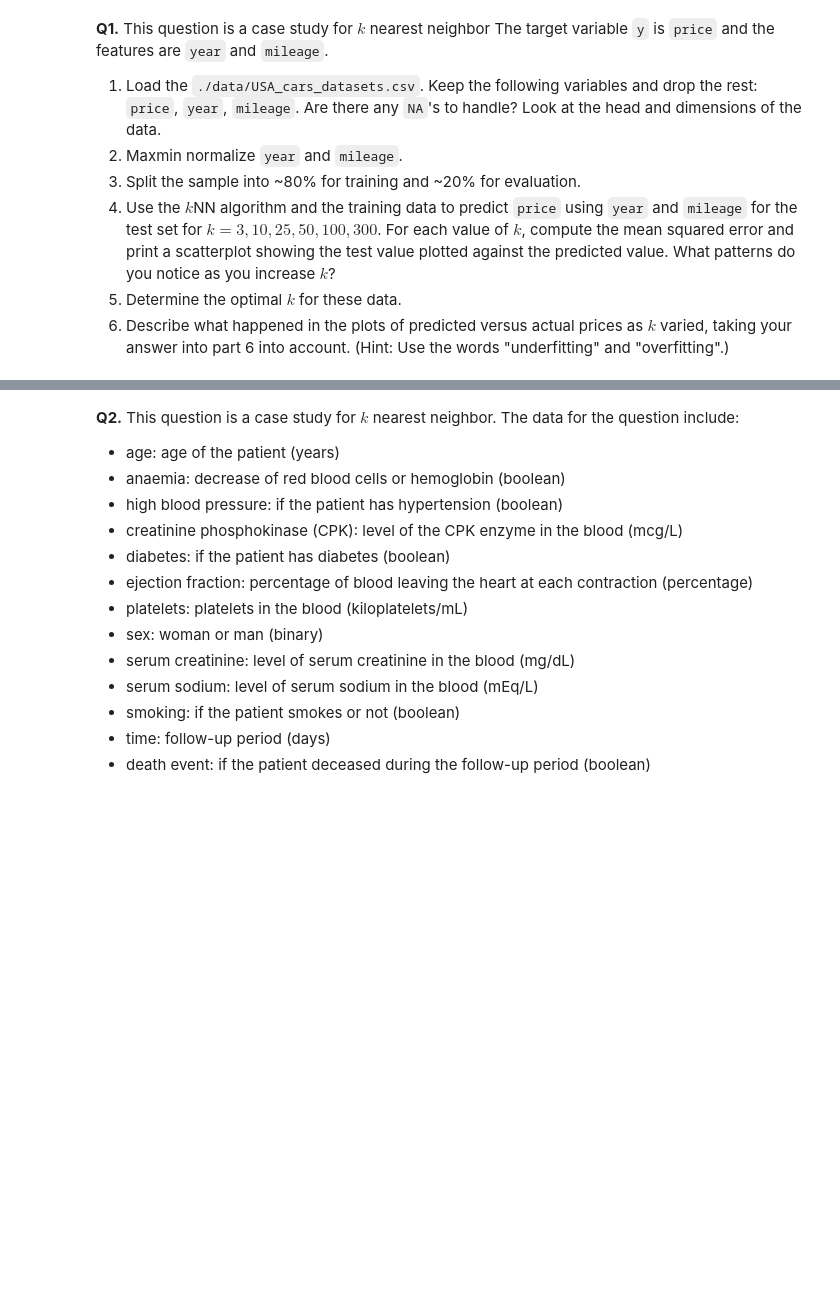
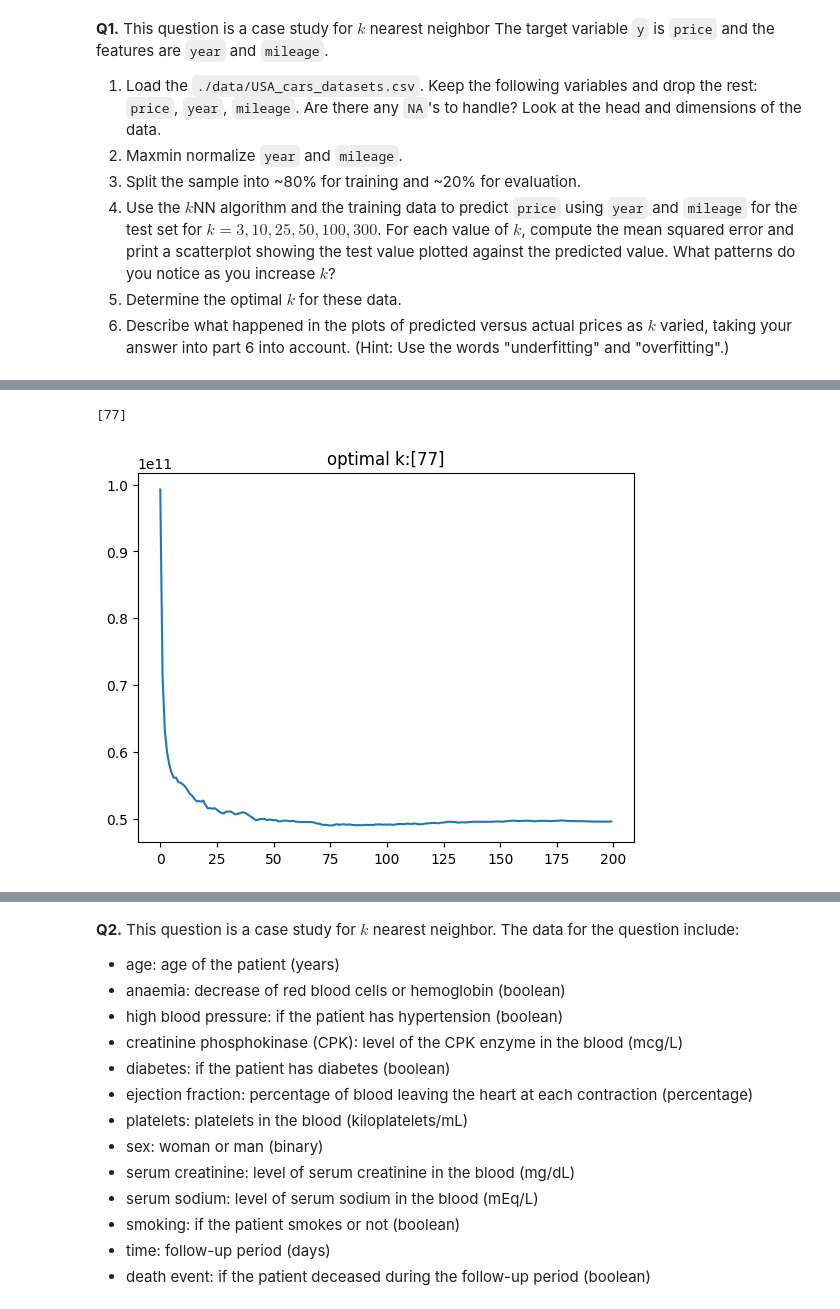
Before and after one commit to carascott/knn, a Jupyter notebook: assignment_knn.ipynb, the cells around one changed output, grey strips where cells are left out. Drawn from its saved outputs; the diff is of its cells as text; code cells hidden in the pictures; blank space fills up the shorter version.

```diff
--- a/assignment_knn.ipynb
+++ b/assignment_knn.ipynb
@@ -25,0 +114,21 @@ fatal: destination path 'knn' already exists and is not an empty directory.
+# %%
+# Q1-5
+kbar = 200
+SSE = np.zeros(kbar)
+
+for k in range(kbar):
+    model = KNeighborsRegressor(n_neighbors=k+1).fit(x_train,y_train)
+    y_hat = model.predict(x_test)
+    SSE[k] = np.sum( (y_test-y_hat)**2 )
+
+SSEmin = np.min(SSE)
+minindex = np.where(SSE==SSEmin)
+kstar = (np.arange(1, kbar))[minindex]
+print(kstar)
+
+plt.plot(np.arange(0,kbar), SSE)
+plt.title("optimal k:" + str(kstar))
+plt.show()
+# %% [output]
+[77]
+[figure, added]
```
Also changed, not shown: parts of 18 cells of this notebook.
